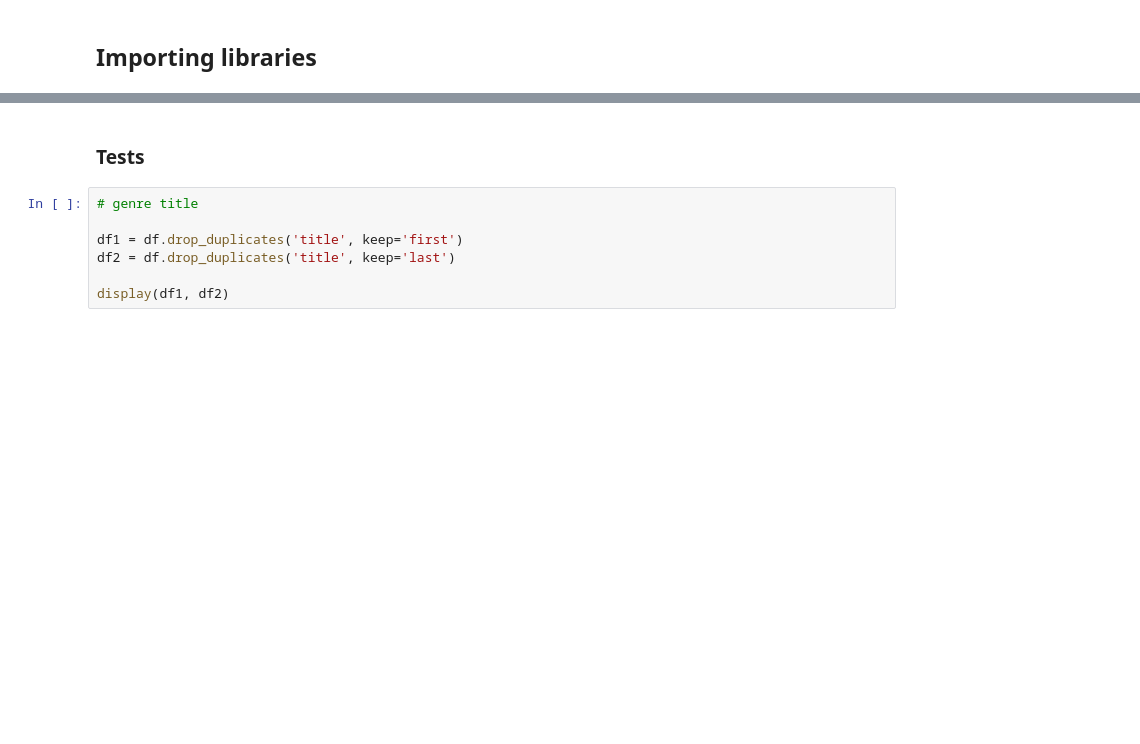
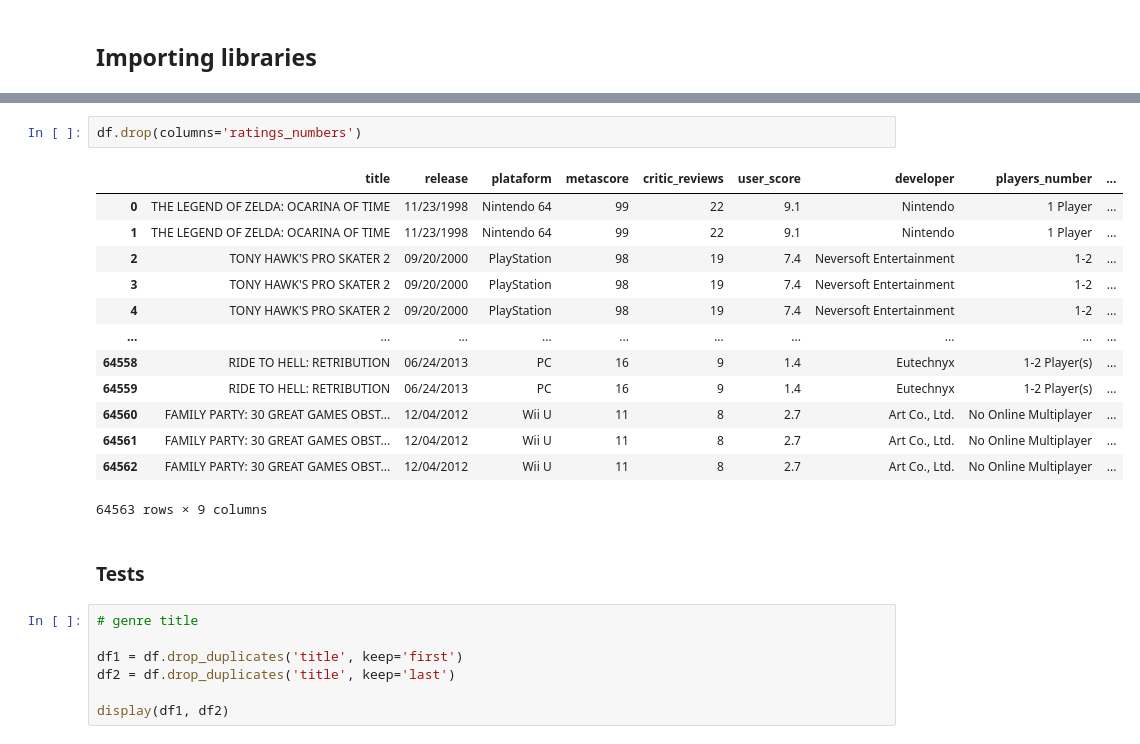
Before and after one commit to joaomoura05/Games-Classification, a Jupyter notebook: GamesClassificationModel.ipynb, the cells around one changed output, grey strips where cells are left out. Drawn from its saved outputs; the diff is of its cells as text; blank space fills up the shorter version.

```diff
--- a/GamesClassificationModel.ipynb
+++ b/GamesClassificationModel.ipynb
@@ -43,6 +42,22 @@ df
 | 64561 | FAMILY PARTY: 30 GREAT GAMES OBST... | 12/04/2012 | Wii U | 11 | 8 | 2.7 | 195 | Art Co., Ltd. | ... |
 | 64562 | FAMILY PARTY: 30 GREAT GAMES OBST... | 12/04/2012 | Wii U | 11 | 8 | 2.7 | 195 | Art Co., Ltd. | ... |
 64563 rows × 10 columns
+# %%
+df.drop(columns='ratings_numbers')
+# %% [output]
+|  | title | release | plataform | metascore | critic_reviews | user_score | developer | players_number | ... |
+| 0 | THE LEGEND OF ZELDA: OCARINA OF TIME | 11/23/1998 | Nintendo 64 | 99 | 22 | 9.1 | Nintendo | 1 Player | ... |
+| 1 | THE LEGEND OF ZELDA: OCARINA OF TIME | 11/23/1998 | Nintendo 64 | 99 | 22 | 9.1 | Nintendo | 1 Player | ... |
+| 2 | TONY HAWK'S PRO SKATER 2 | 09/20/2000 | PlayStation | 98 | 19 | 7.4 | Neversoft Entertainment | 1-2 | ... |
+| 3 | TONY HAWK'S PRO SKATER 2 | 09/20/2000 | PlayStation | 98 | 19 | 7.4 | Neversoft Entertainment | 1-2 | ... |
+| 4 | TONY HAWK'S PRO SKATER 2 | 09/20/2000 | PlayStation | 98 | 19 | 7.4 | Neversoft Entertainment | 1-2 | ... |
+| ... | ... | ... | ... | ... | ... | ... | ... | ... | ... |
+| 64558 | RIDE TO HELL: RETRIBUTION | 06/24/2013 | PC | 16 | 9 | 1.4 | Eutechnyx | 1-2 Player(s) | ... |
+| 64559 | RIDE TO HELL: RETRIBUTION | 06/24/2013 | PC | 16 | 9 | 1.4 | Eutechnyx | 1-2 Player(s) | ... |
+| 64560 | FAMILY PARTY: 30 GREAT GAMES OBST... | 12/04/2012 | Wii U | 11 | 8 | 2.7 | Art Co., Ltd. | No Online Multiplayer | ... |
+| 64561 | FAMILY PARTY: 30 GREAT GAMES OBST... | 12/04/2012 | Wii U | 11 | 8 | 2.7 | Art Co., Ltd. | No Online Multiplayer | ... |
+| 64562 | FAMILY PARTY: 30 GREAT GAMES OBST... | 12/04/2012 | Wii U | 11 | 8 | 2.7 | Art Co., Ltd. | No Online Multiplayer | ... |
+64563 rows × 9 columns
 # %% [markdown]
 ### Tests
 # %%
```
Also changed, not shown: parts of 28 cells of this notebook.
